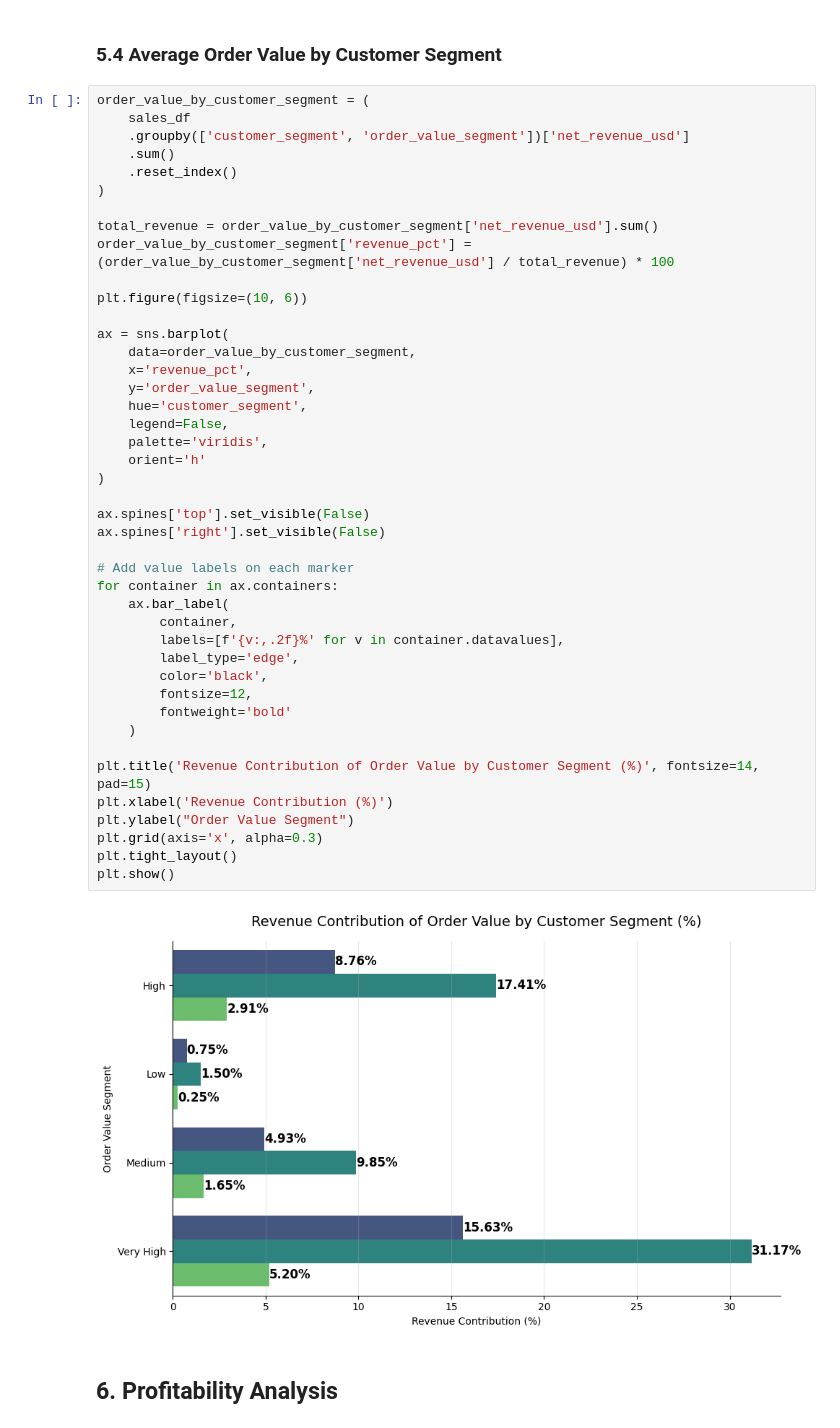
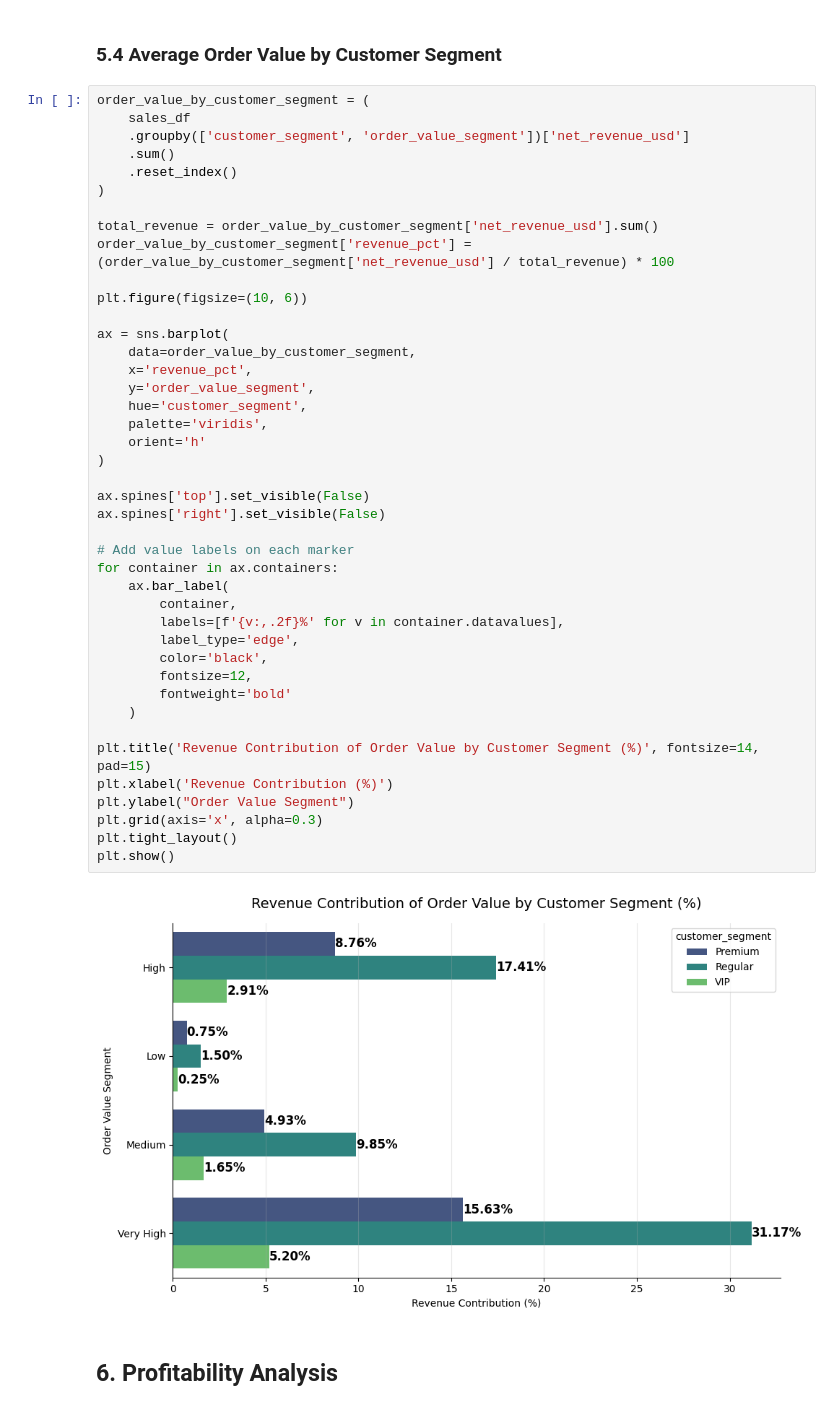
Before and after one commit to judiellegaspina/Ecommerce-EDA-and-Sales-Prediction, a Jupyter notebook: 05_Sales_Analysis.ipynb, the cells around one changed output. Drawn from its saved outputs; the diff is of its cells as text.

Commit message:
set legend to True

```diff
--- a/05_Sales_Analysis.ipynb
+++ b/05_Sales_Analysis.ipynb
@@ -753,35 +753,34 @@ plt.figure(figsize=(10, 6))
 ax = sns.barplot(
     data=order_value_by_customer_segment,
     x='revenue_pct',
     y='order_value_segment',
     hue='customer_segment',
-    legend=False,
     palette='viridis',
     orient='h'
 )
 
 ax.spines['top'].set_visible(False)
 ax.spines['right'].set_visible(False)
 
 # Add value labels on each marker
 for container in ax.containers:
     ax.bar_label(
         container,
         labels=[f'{v:,.2f}%' for v in container.datavalues],
         label_type='edge',
         color='black',
         fontsize=12,
         fontweight='bold'
     )
 
 plt.title('Revenue Contribution of Order Value by Customer Segment (%)', fontsize=14, pad=15)
 plt.xlabel('Revenue Contribution (%)')
 plt.ylabel("Order Value Segment")
 plt.grid(axis='x', alpha=0.3)
 plt.tight_layout()
 plt.show()
 # %% [output]
-[figure, old version]
+[figure, new version]
 # %% [markdown]
 ## 6. Profitability Analysis
 # %% [markdown]
```
